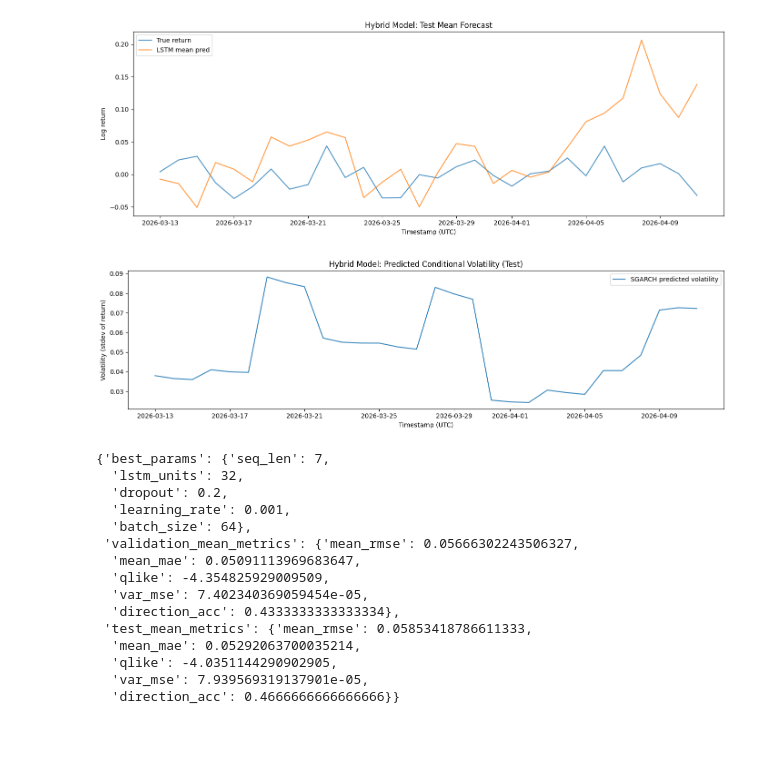
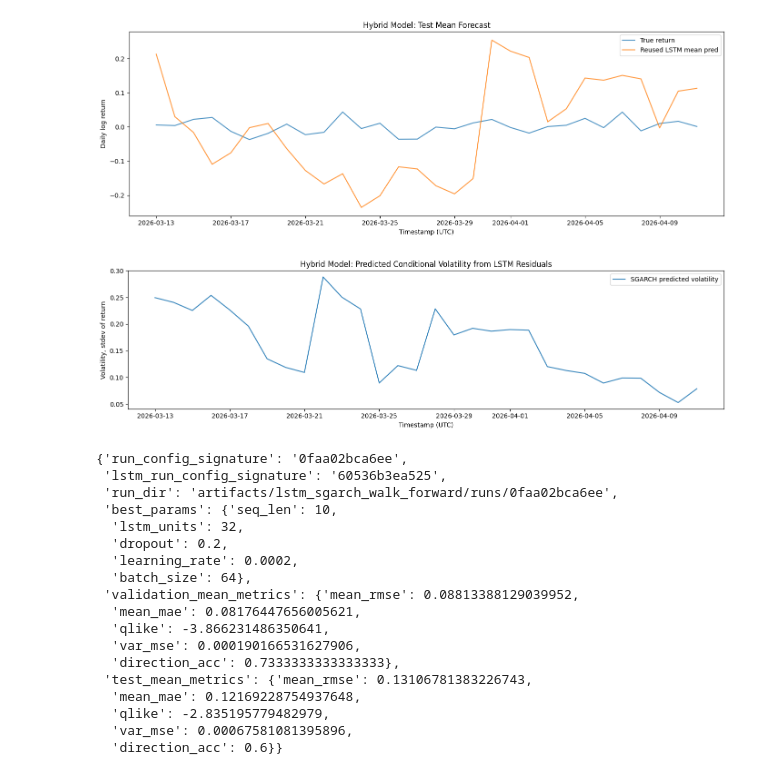
Before and after one commit to pBraxton02/LSTM_SGARCH_rr, a Jupyter notebook: LSTM_SGARCH_5min_walk_forward.ipynb, the cells around one changed output. Saved outputs shown, nothing was run; the diff lists cells and outputs as text; code cells hidden in the pictures; blank space fills up the shorter version.

Commit message:
updated final changes with correct modeling

```diff
--- a/LSTM_SGARCH_5min_walk_forward.ipynb
+++ b/LSTM_SGARCH_5min_walk_forward.ipynb
@@ -856,21 +645,11 @@ def run_grid_search(
 # %%
-# Train hybrid model with grid search (validation folds)
-tensorboard_url = ensure_tensorboard_running(TENSORBOARD_LOGDIR)
-if tensorboard_url is not None:
-    print("TensorBoard URL:", tensorboard_url)
+# Load the standalone LSTM selection and reuse its exact fold-specific models
+lstm_source_metadata = load_lstm_only_best_metadata()
+best_params = lstm_source_metadata['best_params'].copy()
+lstm_source_metadata_path = persist_lstm_source_metadata(lstm_source_metadata)
 
-val_grid = build_grid(limit=GRID_LIMIT, seed=SEED)
-print("Grid combinations:", len(val_grid))
-
-grid_dir = ARTIFACTS_DIR / 'grid_search'
-results_df, best_params, best_lstm_path = run_grid_search(
-    data=df,
-    folds=val_folds,
-    grid=val_grid,
-    output_dir=grid_dir,
-)
-
-print("Best params:", best_params)
-print("Best LSTM checkpoint:", best_lstm_path)
-display(results_df.head(10))
+print('Using LSTM-only best params:', best_params)
+print('Using exact LSTM-only fold models from:', LSTM_ONLY_FINAL_EVAL_DIR)
+print('SGARCH residual window days:', SGARCH_RESIDUAL_WINDOW_DAYS)
+print('Hybrid source metadata:', lstm_source_metadata_path)
 # %% [output]
@@ -1029,53 +714,50 @@ Test mean metrics:
 # %%
 # Diagnostic plots: mean forecast and SGARCH volatility
 plot_df = test_preds_df.copy()
 plot_df[TIMESTAMP_COL] = pd.to_datetime(plot_df[TIMESTAMP_COL], utc=True)
 plot_df = plot_df.sort_values(TIMESTAMP_COL)
 
 plt.figure(figsize=(14, 5))
 plt.plot(plot_df[TIMESTAMP_COL], plot_df['y_true'], label='True return', alpha=0.8)
-plt.plot(plot_df[TIMESTAMP_COL], plot_df['lstm_mean_pred'], label='LSTM mean pred', alpha=0.8)
+plt.plot(plot_df[TIMESTAMP_COL], plot_df['lstm_mean_pred'], label='Reused LSTM mean pred', alpha=0.8)
 plt.title('Hybrid Model: Test Mean Forecast')
 plt.xlabel('Timestamp (UTC)')
-plt.ylabel('Log return')
+plt.ylabel('Daily log return')
 plt.legend()
 plt.tight_layout()
 plt.show()
 
 plt.figure(figsize=(14, 4))
 plt.plot(plot_df[TIMESTAMP_COL], plot_df['sgarch_vol_pred'], label='SGARCH predicted volatility', alpha=0.9)
-plt.title('Hybrid Model: Predicted Conditional Volatility (Test)')
+plt.title('Hybrid Model: Predicted Conditional Volatility from LSTM Residuals')
 plt.xlabel('Timestamp (UTC)')
-plt.ylabel('Volatility (stdev of return)')
+plt.ylabel('Volatility, stdev of return')
 plt.legend()
 plt.tight_layout()
 plt.show()
 
-summary = {
-    'best_params': best_params,
-    'validation_mean_metrics': val_metrics_df[['mean_rmse', 'mean_mae', 'qlike', 'var_mse', 'direction_acc']].mean().to_dict(),
-    'test_mean_metrics': test_metrics_df[['mean_rmse', 'mean_mae', 'qlike', 'var_mse', 'direction_acc']].mean().to_dict(),
-}
-
+summary = {'run_config_signature': RUN_CONFIG_SIGNATURE, 'lstm_run_config_signature': LSTM_RUN_CONFIG_SIGNATURE, 'run_dir': str(ARTIFACTS_DIR), 'best_params': best_params, 'validation_mean_metrics': val_metrics_df[['mean_rmse', 'mean_mae', 'qlike', 'var_mse', 'direction_acc']].mean().to_dict(), 'test_mean_metrics': test_metrics_df[['mean_rmse', 'mean_mae', 'qlike', 'var_mse', 'direction_acc']].mean().to_dict()}
 with (ARTIFACTS_DIR / 'summary.json').open('w', encoding='utf-8') as f:
     json.dump(summary, f, indent=2)
-
 summary
 # %% [output]
-[figure, old version]
+[figure, new version]
-[figure, old version]
+[figure, new version]
-{'best_params': {'seq_len': 7,
+{'run_config_signature': '0faa02bca6ee',
+ 'lstm_run_config_signature': '60536b3ea525',
+ 'run_dir': 'artifacts/lstm_sgarch_walk_forward/runs/0faa02bca6ee',
+ 'best_params': {'seq_len': 10,
   'lstm_units': 32,
   'dropout': 0.2,
-  'learning_rate': 0.001,
+  'learning_rate': 0.0002,
   'batch_size': 64},
- 'validation_mean_metrics': {'mean_rmse': 0.05666302243506327,
-  'mean_mae': 0.05091113969683647,
-  'qlike': -4.354825929009509,
-  'var_mse': 7.402340369059454e-05,
-  'direction_acc': 0.4333333333333334},
- 'test_mean_metrics': {'mean_rmse': 0.05853418786611333,
-  'mean_mae': 0.05292063700035214,
-  'qlike': -4.0351144290902905,
-  'var_mse': 7.939569319137901e-05,
-  'direction_acc': 0.4666666666666666}}
+ 'validation_mean_metrics': {'mean_rmse': 0.08813388129039952,
+  'mean_mae': 0.08176447656005621,
+  'qlike': -3.866231486350641,
+  'var_mse': 0.000190166531627906,
+  'direction_acc': 0.7333333333333333},
+ 'test_mean_metrics': {'mean_rmse': 0.13106781383226743,
+  'mean_mae': 0.12169228754937648,
+  'qlike': -2.835195779482979,
+  'var_mse': 0.00067581081395896,
+  'direction_acc': 0.6}}
```
Also changed, not shown: parts of 11 cells of this notebook, 7 other files.
